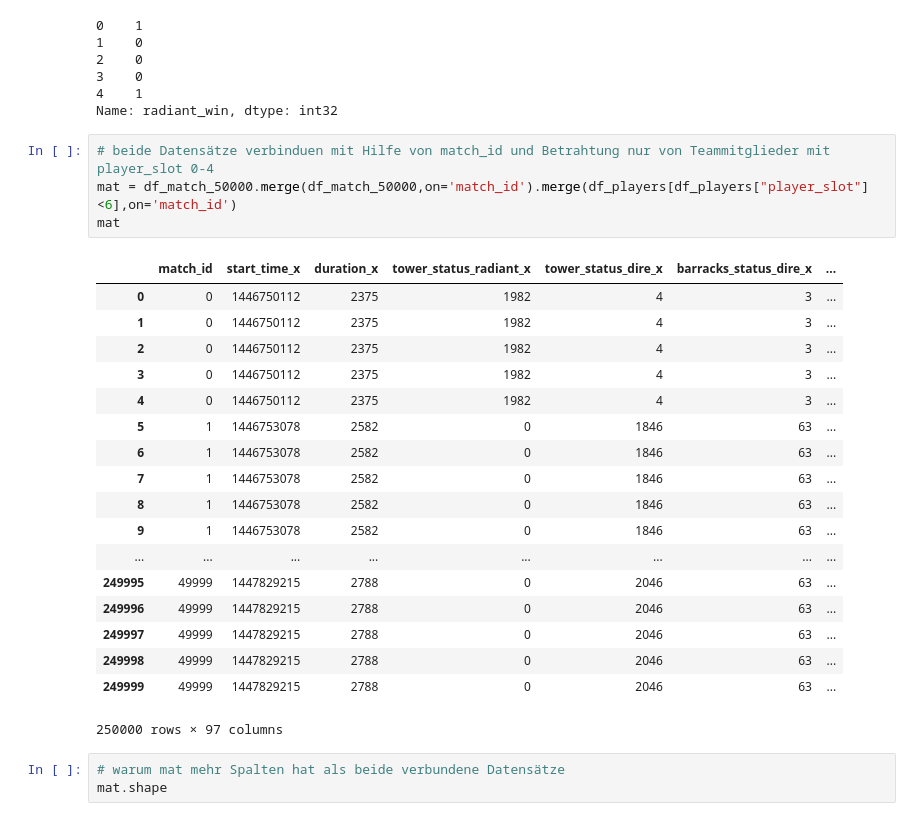
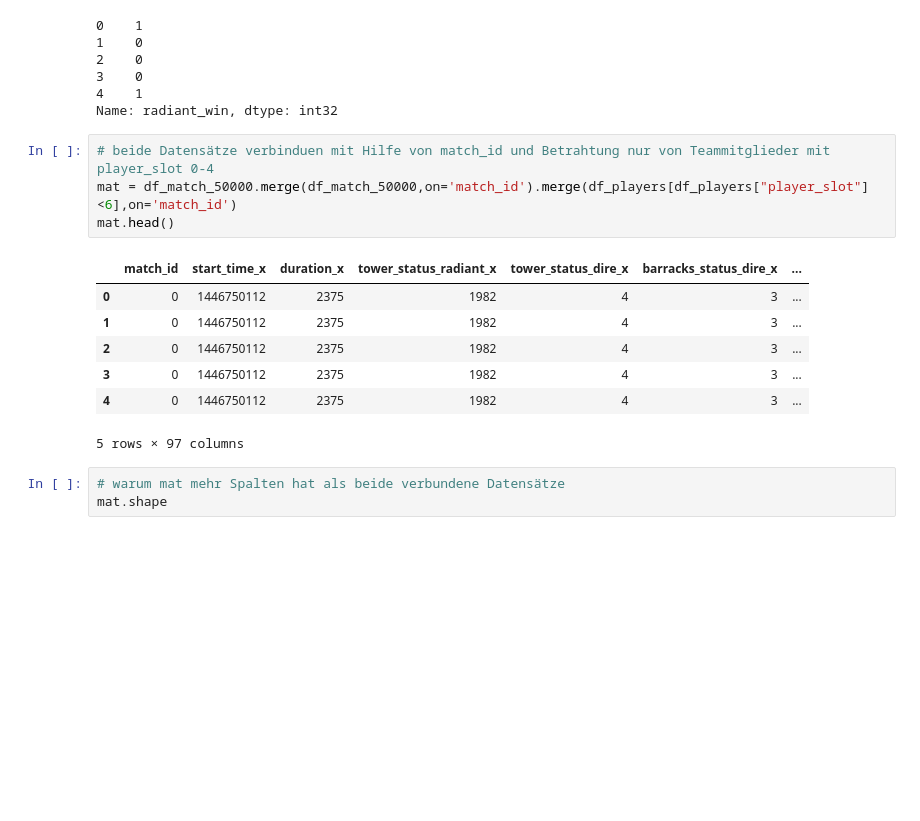
Before and after one commit to agruenth/BDA_SS17, a Jupyter notebook: Aufgabe 4.ipynb, the cells around one changed output. Cells and saved outputs as stored; diff of their text form; blank space fills up the shorter version.

```diff
--- a/Aufgabe 4.ipynb
+++ b/Aufgabe 4.ipynb
@@ -185,26 +186,15 @@ Name: radiant_win, dtype: int32
 # %%
 # beide Datensätze verbinduen mit Hilfe von match_id und Betrahtung nur von Teammitglieder mit player_slot 0-4
 mat = df_match_50000.merge(df_match_50000,on='match_id').merge(df_players[df_players["player_slot"]<6],on='match_id')
-mat
+mat.head()
 # %% [output]
 |  | match_id | start_time_x | duration_x | tower_status_radiant_x | tower_status_dire_x | barracks_status_dire_x | ... |
 | 0 | 0 | 1446750112 | 2375 | 1982 | 4 | 3 | ... |
 | 1 | 0 | 1446750112 | 2375 | 1982 | 4 | 3 | ... |
 | 2 | 0 | 1446750112 | 2375 | 1982 | 4 | 3 | ... |
 | 3 | 0 | 1446750112 | 2375 | 1982 | 4 | 3 | ... |
 | 4 | 0 | 1446750112 | 2375 | 1982 | 4 | 3 | ... |
-| 5 | 1 | 1446753078 | 2582 | 0 | 1846 | 63 | ... |
-| 6 | 1 | 1446753078 | 2582 | 0 | 1846 | 63 | ... |
-| 7 | 1 | 1446753078 | 2582 | 0 | 1846 | 63 | ... |
-| 8 | 1 | 1446753078 | 2582 | 0 | 1846 | 63 | ... |
-| 9 | 1 | 1446753078 | 2582 | 0 | 1846 | 63 | ... |
-| ... | ... | ... | ... | ... | ... | ... | ... |
-| 249995 | 49999 | 1447829215 | 2788 | 0 | 2046 | 63 | ... |
-| 249996 | 49999 | 1447829215 | 2788 | 0 | 2046 | 63 | ... |
-| 249997 | 49999 | 1447829215 | 2788 | 0 | 2046 | 63 | ... |
-| 249998 | 49999 | 1447829215 | 2788 | 0 | 2046 | 63 | ... |
-| 249999 | 49999 | 1447829215 | 2788 | 0 | 2046 | 63 | ... |
-250000 rows × 97 columns
+5 rows × 97 columns
 # %%
 # warum mat mehr Spalten hat als beide verbundene Datensätze
 mat.shape
```
Also changed, not shown: parts of 24 cells of this notebook.
